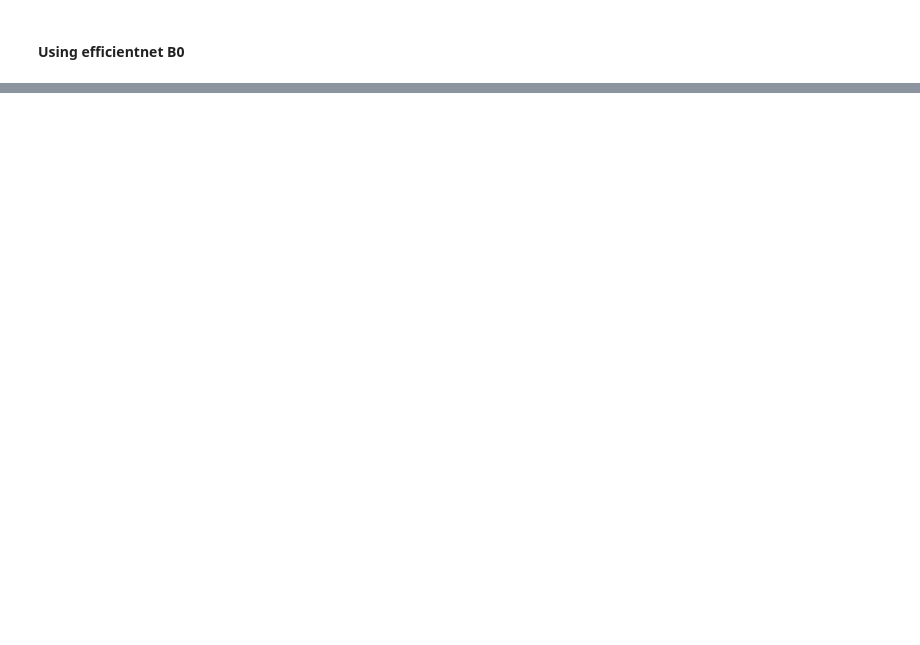
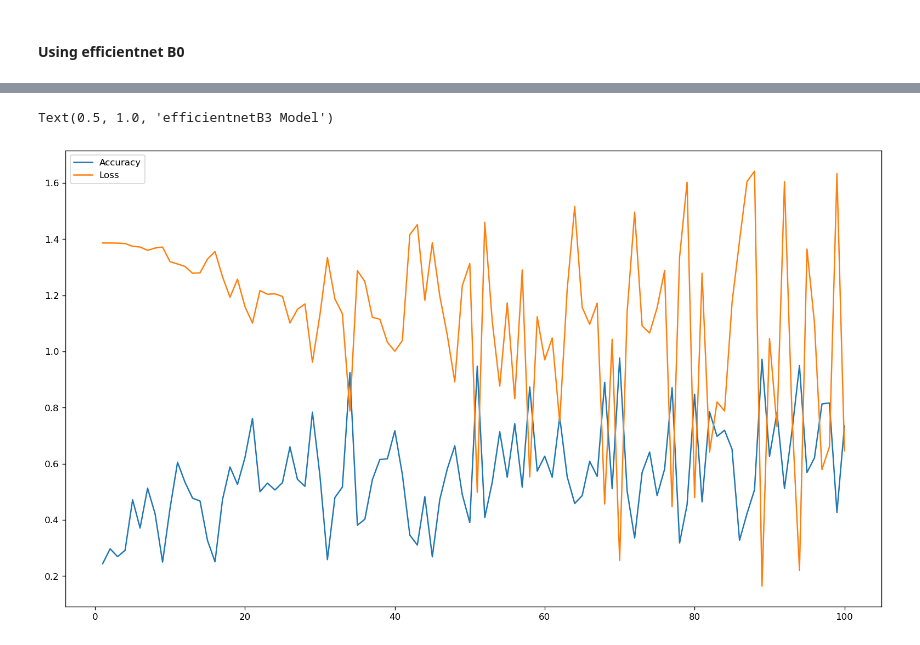
Before and after one commit to wesley0628/Brain_MRI_Image_Analysis, a Jupyter notebook: Brain_tumor_detection.ipynb, the cells around one changed output, grey strips where cells are left out. Saved outputs shown, nothing was run; the diff lists cells and outputs as text; code cells hidden in the pictures; blank space fills up the shorter version.

```diff
--- a/Brain_tumor_detection.ipynb
+++ b/Brain_tumor_detection.ipynb
@@ -25,7 +27,7 @@ tf.config.list_physical_devices('GPU')
 # %% [markdown]
 #### Load Data, Label for prediction (currently use one dataset (Brain MRI Data2))
 # %%
-labels = {"glioma_tumor":1, "meningioma_tumor":2, "no_tumor":0, "pituitary_tumor":3}
+labels = {"glioma":1, "meningioma":2, "notumor":0, "pituitary":3}
 dir_name = "MRI_DATA"
 image_list = list()
 truth_list = list()
@@ -180,0 +351,16 @@ model_efficientnetB0.summary()
+# %%
+base_efficientnet = EfficientNetB3(include_top=False, weights="imagenet", pooling="max")
+model_efficientnetB0 = models.Sequential()
+model_efficientnetB0.add(base_efficientnet)
+model_efficientnetB0.add(layers.BatchNormalization(axis=-1, momentum=0.99, epsilon=0.001))
+# model_efficientnetB0.add(layers.Dense(256, kernel_regularizer=regularizers.l2(l=0.016),
+#                                         activity_regularizer=regularizers.l1(0.006),
+#                            bias_regularizer=regularizers.l1(0.006), activation='relu'))
+model_efficientnetB0.add(layers.Dropout(0.5))
+model_efficientnetB0.add(layers.Dense(4, activation='softmax'))
+model_efficientnetB0_path = "efficientnetB0.hdf5"
+# model_efficientnetB0 = efficientnet(EfficientNetB3(include_top=False, weights="imagenet", pooling="max"))
+model_efficientnetB0.compile(optimizer=tf.keras.optimizers.Adam(learning_rate=0.00001),
+                    loss='categorical_crossentropy',
+                    metrics=['accuracy'])
+model_efficientnetB0.summary()
@@ -187,11 +409,14 @@ model_efficientnetB0_history = model_efficientnetB0.fit(train_df,
 # %%
 efficientnetB0_result = pd.DataFrame({"Accuracy": model_efficientnetB0_history.history["val_accuracy"],
                              "Loss": model_efficientnetB0_history.history["val_loss"]}, index=epoch_index)
-efficientnetB0_result.to_csv("efficientnetB3_result.csv")
+efficientnetB0_result.to_csv("efficientnetB0_result.csv")
 ax_efficientnetB3 = efficientnetB0_result.plot.line(figsize=(16, 9))
 ax_vgg19.set_xlabel("Epoch")
 ax_vgg19.set_ylabel("Score")
-ax_vgg19.set_title("efficientnetB3 Model")
+ax_vgg19.set_title("efficientnetB0 Model")
+# %% [output]
+Text(0.5, 1.0, 'efficientnetB3 Model')
+[figure, added]
 # %%
 model_efficientnetB0.load_weights(os.path.join("trained_model_weights", model_efficientnetB0_path))
 model_efficientnetB0.evaluate(test_df)
```
Also changed, not shown: parts of 23 cells of this notebook, 1 other file.
